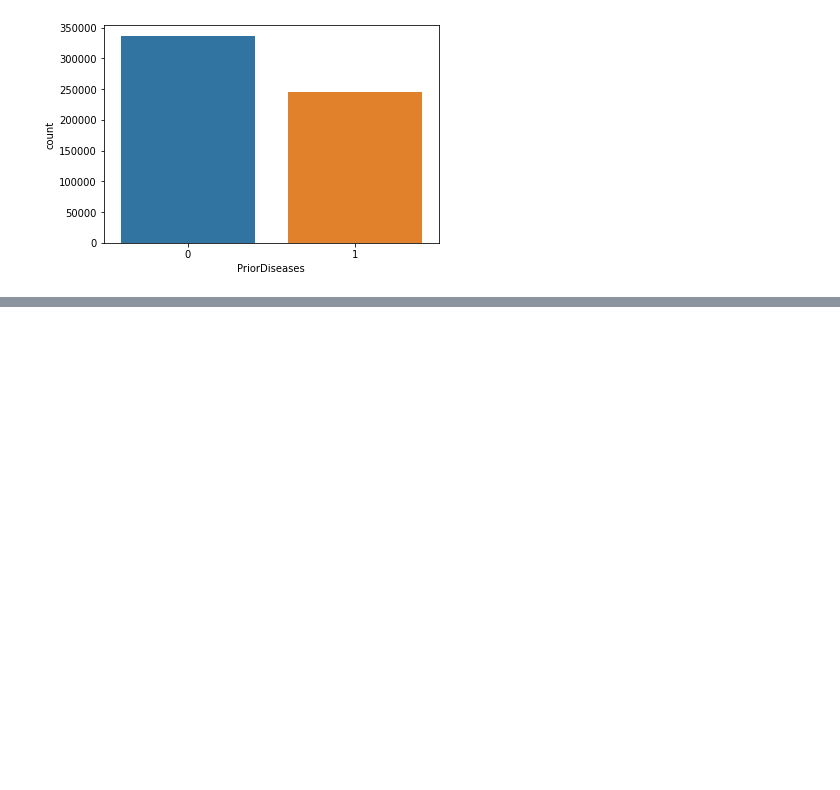
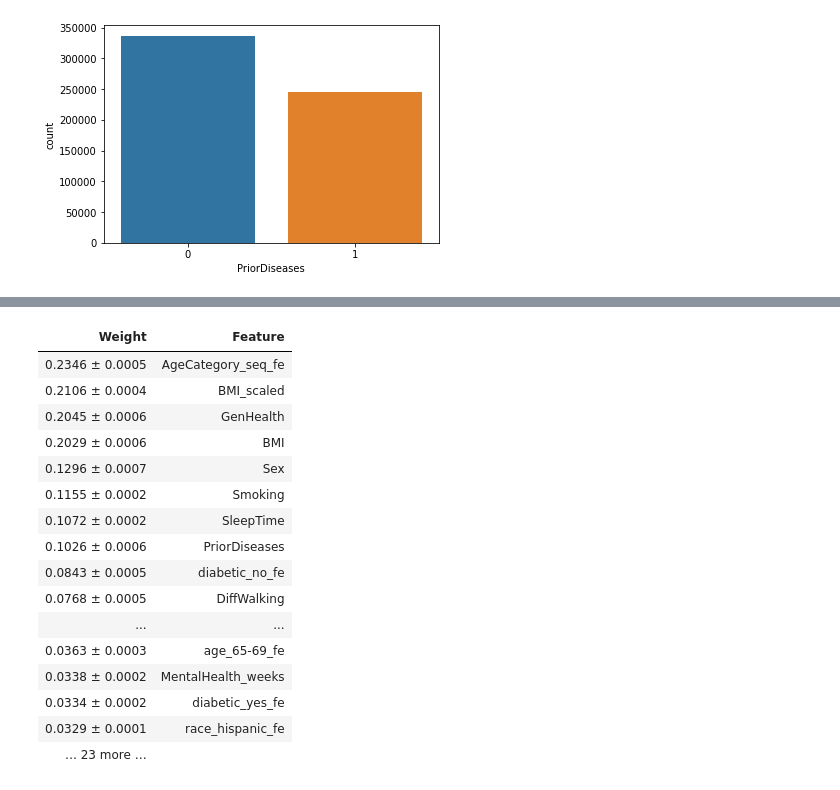
Before and after one commit to Portugapt/AAA-Explainability, a Jupyter notebook: source/2_preparation/2_heart_processing.ipynb, the cells around one changed output, grey strips where cells are left out. Cells and saved outputs as stored; diff of their text form; code cells hidden in the pictures; blank space fills up the shorter version.

```diff
--- a/source/2_preparation/2_heart_processing.ipynb
+++ b/source/2_preparation/2_heart_processing.ipynb
@@ -453,0 +479,34 @@ sns.countplot(x = dfHeart_preprocessed['PriorDiseases'])
+# %%
+import eli5
+from sklearn.tree import DecisionTreeClassifier
+from eli5.sklearn import PermutationImportance
+
+columns = [column for column in dfHeart_preprocessed.columns if column not in  ['HeartDisease', 'Set', 'FLAG_REAL']]
+# %%
+np.random.seed(42)
+
+eli5Model = DecisionTreeClassifier()
+eli5Model.fit(dfHeart_preprocessed[columns], dfHeart_preprocessed['HeartDisease'])
+
+logging.info(f'Permutate features, n_iter = 10, cv=5')
+eli5Permutation = PermutationImportance(eli5Model, random_state=42).fit(dfHeart_preprocessed[columns], dfHeart_preprocessed['HeartDisease'], n_iter=10, cv=5)
+# %%
+eli5.show_weights(eli5Permutation, feature_names = dfHeart_preprocessed[columns].columns.tolist())
+# %% [output]
+| Weight | Feature |
+| 0.2346 ± 0.0005 | AgeCategory_seq_fe |
+| 0.2106 ± 0.0004 | BMI_scaled |
+| 0.2045 ± 0.0006 | GenHealth |
+| 0.2029 ± 0.0006 | BMI |
+| 0.1296 ± 0.0007 | Sex |
+| 0.1155 ± 0.0002 | Smoking |
+| 0.1072 ± 0.0002 | SleepTime |
+| 0.1026 ± 0.0006 | PriorDiseases |
+| 0.0843 ± 0.0005 | diabetic_no_fe |
+| 0.0768 ± 0.0005 | DiffWalking |
+| ... | ... |
+| 0.0363 ± 0.0003 | age_65-69_fe |
+| 0.0338 ± 0.0002 | MentalHealth_weeks |
+| 0.0334 ± 0.0002 | diabetic_yes_fe |
+| 0.0329 ± 0.0001 | race_hispanic_fe |
+| … 23 more … |  |
```
Also changed, not shown: parts of 10 cells of this notebook, 5 other files.
